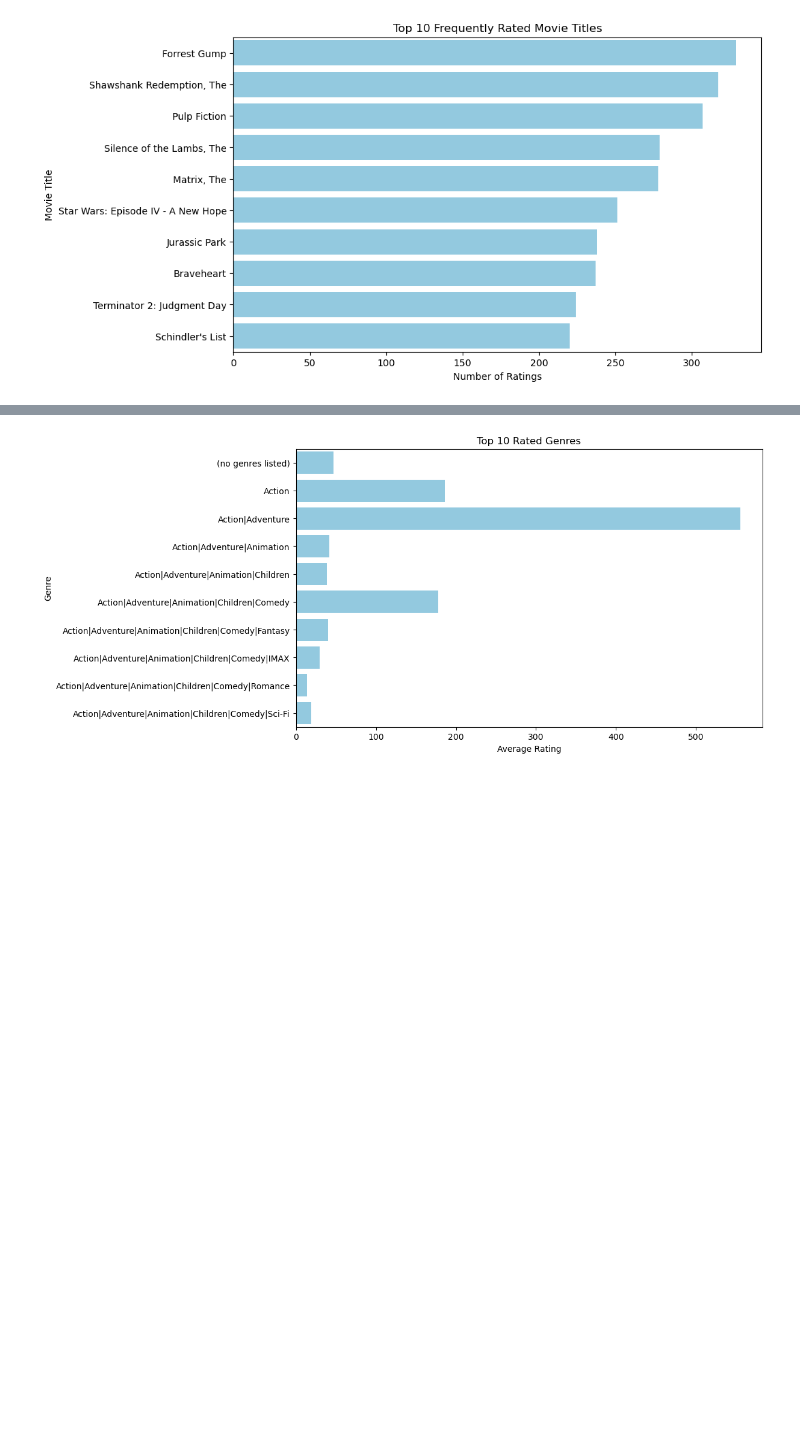
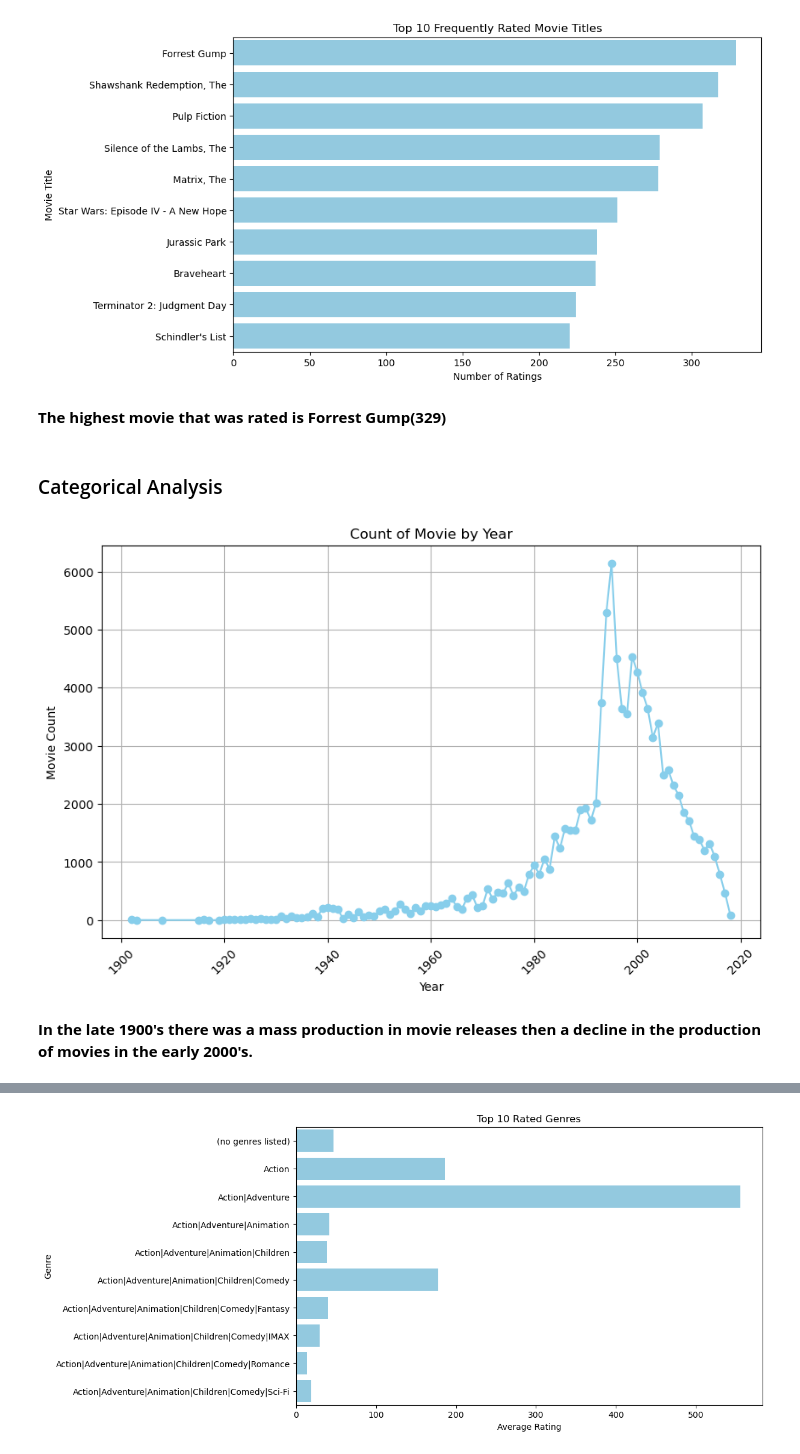
Before and after one commit to wanjikuciku/Movielens-Recommendation-System, a Jupyter notebook: recommender_system.ipynb, the cells around one changed output, grey strips where cells are left out. Drawn from its saved outputs; the diff is of its cells as text; code cells hidden in the pictures; blank space fills up the shorter version.

```diff
--- a/recommender_system.ipynb
+++ b/recommender_system.ipynb
@@ -315,3 +327,23 @@ plt.title('Top 10 Frequently Rated Movie Titles')
 plt.show()
 # %% [output]
 [figure]
+# %% [markdown]
+**The highest movie that was rated is Forrest Gump(329)**
+# %% [markdown]
+### Categorical Analysis
+# %%
+# Visualize the count of movie releases over the years
+movie_releases_per_year = merged_df.groupby('year')['title'].count()
+# Visualize average ratings by year using a line plot
+plt.figure(figsize=(10, 6))
+plt.plot(movie_releases_per_year.index, movie_releases_per_year.values, marker='o', linestyle='-', color='skyblue')
+plt.xlabel('Year')
+plt.ylabel('Movie Count')
+plt.title('Count of Movies by Year')
+plt.xticks(rotation=45)
+plt.grid(True)
+plt.show()
+# %% [output]
+[figure, added]
+# %% [markdown]
+**In the late 1900's there was a mass production in movie releases then a decline in the production of movies in the early 2000's.**
```
Also changed, not shown: parts of 42 cells of this notebook.
